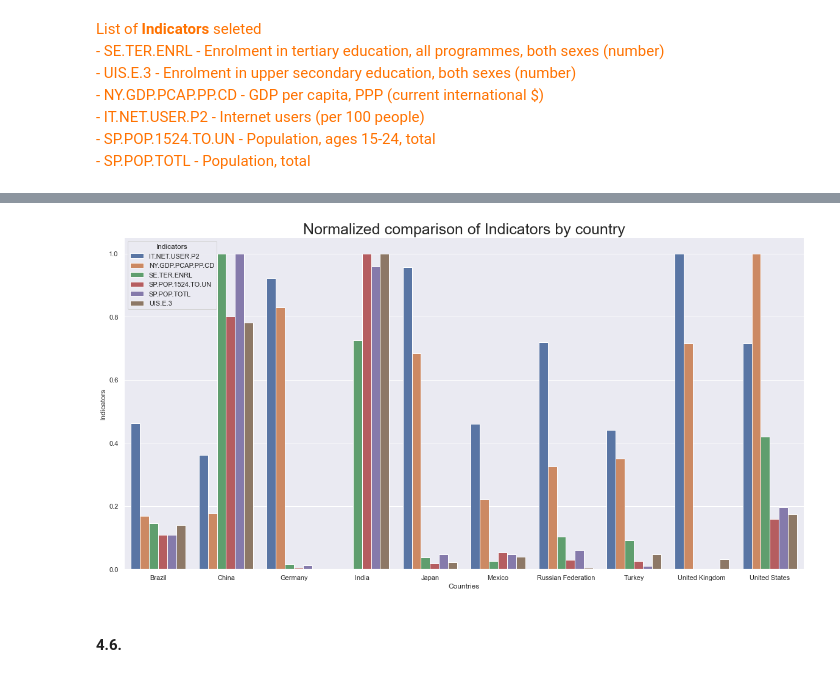
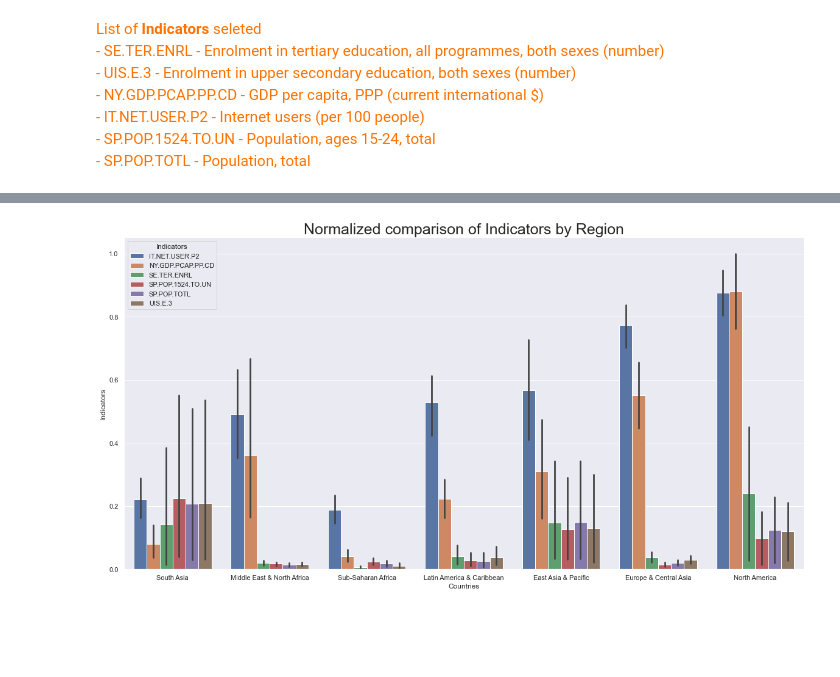
Before and after one commit to samirhinojosa/OC-P2-education-statistics, a Jupyter notebook: notebook.ipynb, the cells around one changed output, grey strips where cells are left out. Cells and saved outputs as stored; diff of their text form; code cells hidden in the pictures; blank space fills up the shorter version.

Commit message:
Normalization of the selected indicators by Region

```diff
--- a/notebook.ipynb
+++ b/notebook.ipynb
@@ -1460,0 +1550,4 @@ List of <strong>Indicators</strong> seleted<br>
+# %%
+df_temp = df_temp[["Country Name", "Region", "IT.NET.USER.P2", "NY.GDP.PCAP.PP.CD", "SE.TER.ENRL", "SP.POP.1524.TO.UN", "SP.POP.TOTL", "UIS.E.3"]]
+# %%
+df_temp = pd.DataFrame(df_temp).copy()
@@ -1460,0 +1617,2 @@ List of <strong>Indicators</strong> seleted<br>
+# %%
+df_regions_normalized = df_normalization(df_temp, "Region")
@@ -1460,0 +1635,2 @@ List of <strong>Indicators</strong> seleted<br>
+# %%
+df_regions_normalized = pd.melt(df_regions_normalized, id_vars="Region", var_name="Indicators", value_name="Value")
@@ -1461,11 +1656,9 @@ List of <strong>Indicators</strong> seleted<br>
 # %%
 fig, ax1 = plt.subplots(figsize=(20, 10))
-plt.title("Normalized comparison of Indicators by country", size=25)
-plot = sns.barplot(x="Country Name", y="Value", hue="Indicators", data=df_countries_to_work_normalized, ax=ax1)
+plt.title("Normalized comparison of Indicators by Region", size=25)
+plot = sns.barplot(x="Region", y="Value", hue="Indicators", data=df_regions_normalized, ax=ax1)
 plt.xlabel("Countries", size=12)
 plt.ylabel("Indicators", size=12)
 sns.despine(fig)
 # %% [output]
-[figure, old version]
+[figure, new version]
-# %% [markdown]
-#### 4.6.
```
Also changed, not shown: parts of 38 cells of this notebook, 1 other file.
